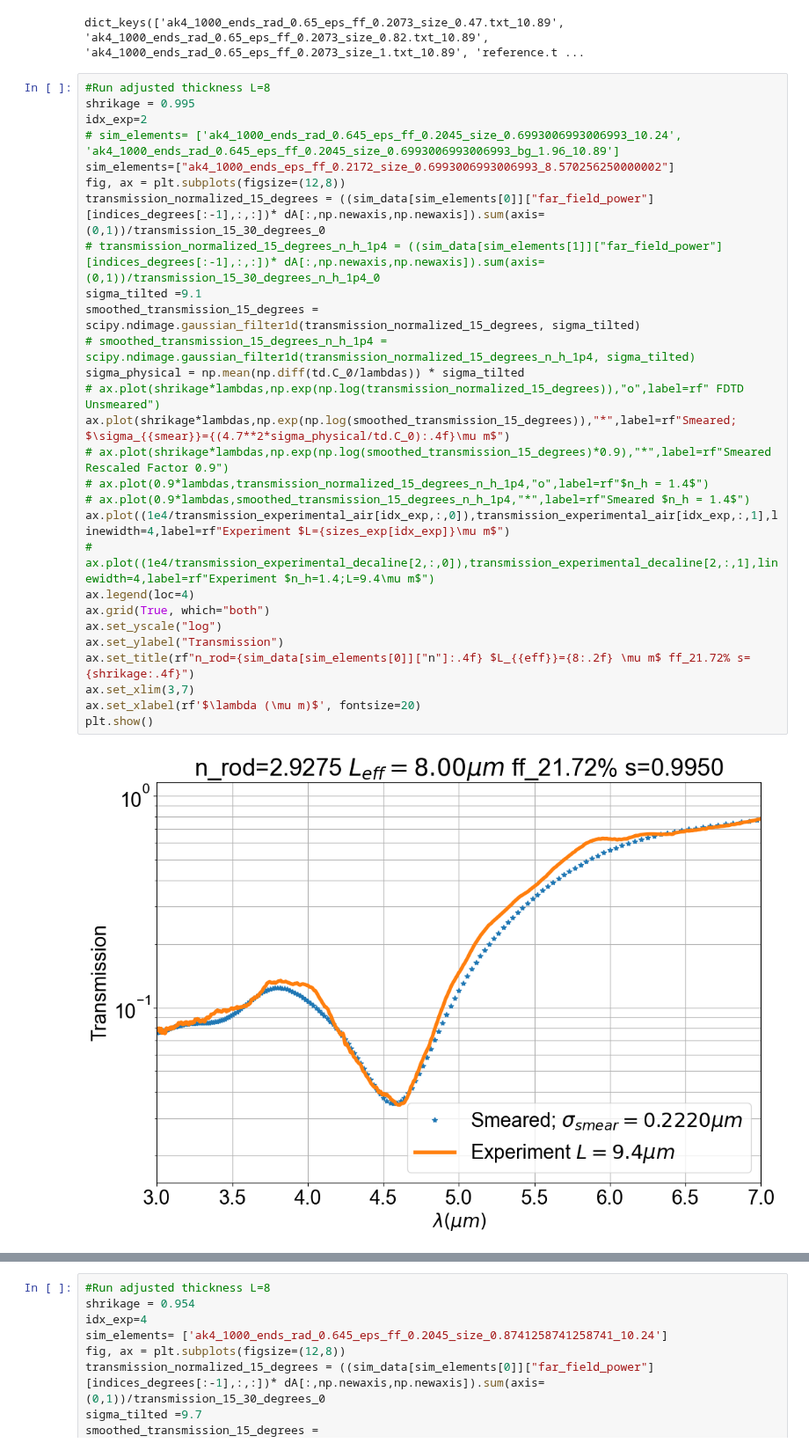
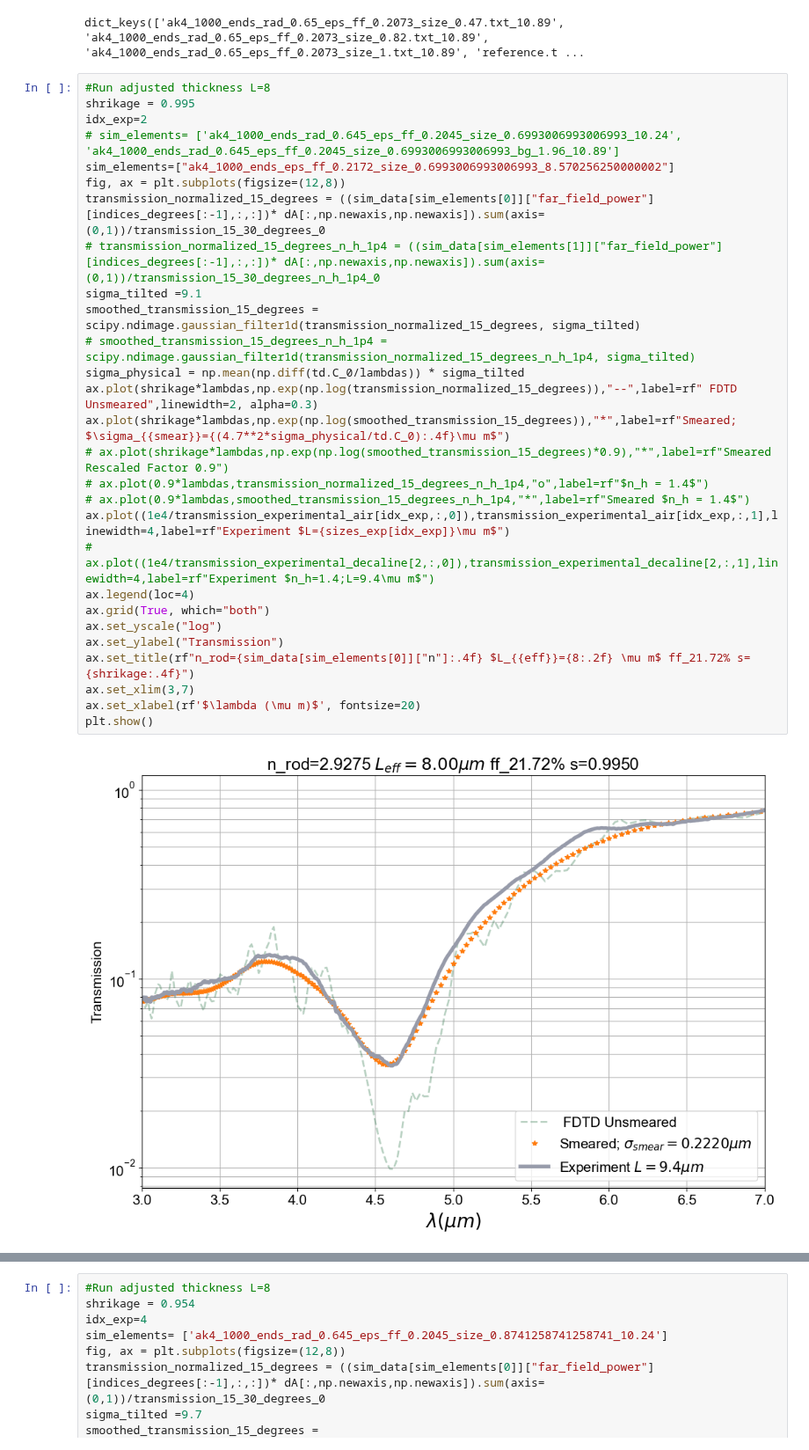
Before and after one commit to fhernandez93/LoadingPermittivityDistToSlabTransmission, a Jupyter notebook: Notebooks/LSU Project/20250410 Sphere Discretization LSU/20250627 Plot_Far_Field_Transmission_from_h5.ipynb, the cells around one changed output, grey strips where cells are left out. Shown at 88% size. Saved outputs shown, nothing was run; the diff lists cells and outputs as text.

Commit message:
Ballistic transmission

```diff
--- a/Notebooks/LSU Project/20250410 Sphere Discretization LSU/20250627 Plot_Far_Field_Transmission_from_h5.ipynb
+++ b/Notebooks/LSU Project/20250410 Sphere Discretization LSU/20250627 Plot_Far_Field_Transmission_from_h5.ipynb
@@ -169,30 +191,30 @@ dict_keys(['ak4_1000_ends_rad_0.65_eps_ff_0.2073_size_0.47.txt_10.89', 'ak4_1000
 # %%
 #Run adjusted thickness L=8
 shrikage = 0.995
 idx_exp=2
 # sim_elements= ['ak4_1000_ends_rad_0.645_eps_ff_0.2045_size_0.6993006993006993_10.24', 'ak4_1000_ends_rad_0.645_eps_ff_0.2045_size_0.6993006993006993_bg_1.96_10.89']
 sim_elements=["ak4_1000_ends_eps_ff_0.2172_size_0.6993006993006993_8.570256250000002"]
 fig, ax = plt.subplots(figsize=(12,8))
 transmission_normalized_15_degrees = ((sim_data[sim_elements[0]]["far_field_power"][indices_degrees[:-1],:,:])* dA[:,np.newaxis,np.newaxis]).sum(axis=(0,1))/transmission_15_30_degrees_0
 # transmission_normalized_15_degrees_n_h_1p4 = ((sim_data[sim_elements[1]]["far_field_power"][indices_degrees[:-1],:,:])* dA[:,np.newaxis,np.newaxis]).sum(axis=(0,1))/transmission_15_30_degrees_n_h_1p4_0
 sigma_tilted =9.1
 smoothed_transmission_15_degrees = scipy.ndimage.gaussian_filter1d(transmission_normalized_15_degrees, sigma_tilted)
 # smoothed_transmission_15_degrees_n_h_1p4 = scipy.ndimage.gaussian_filter1d(transmission_normalized_15_degrees_n_h_1p4, sigma_tilted)
 sigma_physical = np.mean(np.diff(td.C_0/lambdas)) * sigma_tilted
-# ax.plot(shrikage*lambdas,np.exp(np.log(transmission_normalized_15_degrees)),"o",label=rf" FDTD Unsmeared")
+ax.plot(shrikage*lambdas,np.exp(np.log(transmission_normalized_15_degrees)),"--",label=rf" FDTD Unsmeared",linewidth=2, alpha=0.3)
 ax.plot(shrikage*lambdas,np.exp(np.log(smoothed_transmission_15_degrees)),"*",label=rf"Smeared; $\sigma_{{smear}}={(4.7**2*sigma_physical/td.C_0):.4f}\mu m$")
 # ax.plot(shrikage*lambdas,np.exp(np.log(smoothed_transmission_15_degrees)*0.9),"*",label=rf"Smeared Rescaled Factor 0.9")
 # ax.plot(0.9*lambdas,transmission_normalized_15_degrees_n_h_1p4,"o",label=rf"$n_h = 1.4$")
 # ax.plot(0.9*lambdas,smoothed_transmission_15_degrees_n_h_1p4,"*",label=rf"Smeared $n_h = 1.4$")
 ax.plot((1e4/transmission_experimental_air[idx_exp,:,0]),transmission_experimental_air[idx_exp,:,1],linewidth=4,label=rf"Experiment $L={sizes_exp[idx_exp]}\mu m$")
 # ax.plot((1e4/transmission_experimental_decaline[2,:,0]),transmission_experimental_decaline[2,:,1],linewidth=4,label=rf"Experiment $n_h=1.4;L=9.4\mu m$")
 ax.legend(loc=4)
 ax.grid(True, which="both")
 ax.set_yscale("log")
 ax.set_ylabel("Transmission")
 ax.set_title(rf"n_rod={sim_data[sim_elements[0]]["n"]:.4f} $L_{{eff}}={8:.2f} \mu m$ ff_21.72% s={shrikage:.4f}")
 ax.set_xlim(3,7)
 ax.set_xlabel(rf'$\lambda (\mu m)$', fontsize=20)
 plt.show()
 # %% [output]
-[figure, old version]
+[figure, new version]
```
Also changed, not shown: parts of 2 cells of this notebook, 19 other files.
